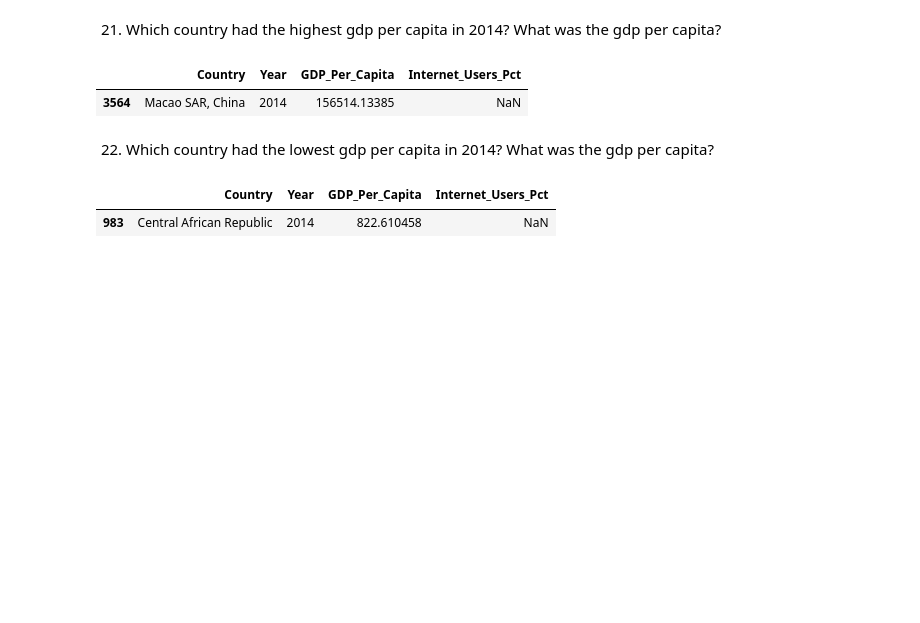
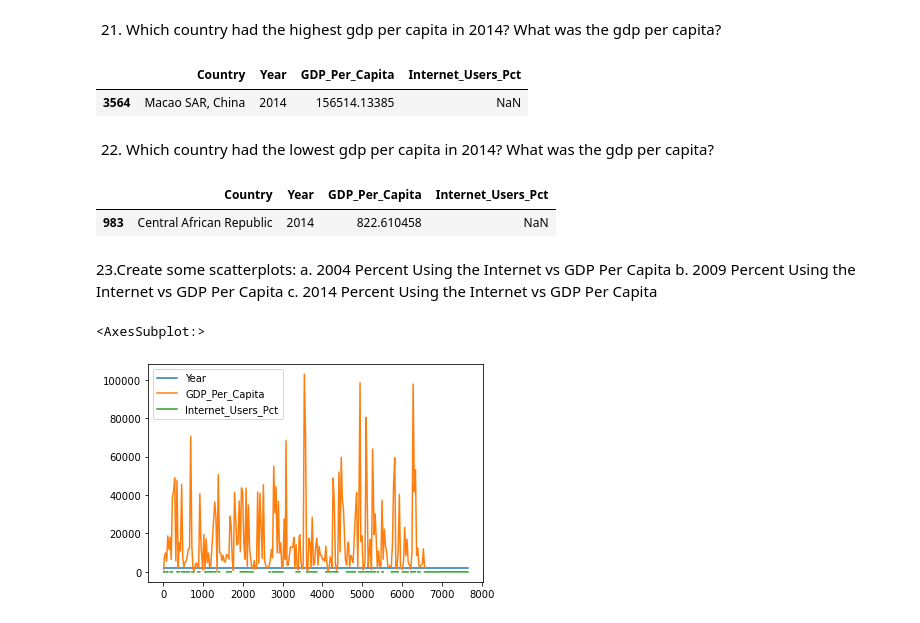
Before and after one commit to tipearso/gdp-and-internet-usage-tipearso, a Jupyter notebook: TP_gdp_internet.ipynb, the cells around one changed output. Cells and saved outputs as stored; diff of their text form; code cells hidden in the pictures; blank space fills up the shorter version.

```diff
--- a/TP_gdp_internet.ipynb
+++ b/TP_gdp_internet.ipynb
@@ -338,3 +338,13 @@ df_2014[df_2014['GDP_Per_Capita'] == df_2014['GDP_Per_Capita'].min()]
 # %% [output]
 |  | Country | Year | GDP_Per_Capita | Internet_Users_Pct |
 | 983 | Central African Republic | 2014 | 822.610458 | NaN |
+# %% [markdown]
+23.Create some scatterplots:
+a. 2004 Percent Using the Internet vs GDP Per Capita
+b. 2009 Percent Using the Internet vs GDP Per Capita
+c. 2014 Percent Using the Internet vs GDP Per Capita
+# %%
+df_2004.plot()
+# %% [output]
+<AxesSubplot:>
+[figure, added]
```
Also changed, not shown: parts of 2 cells of this notebook.
